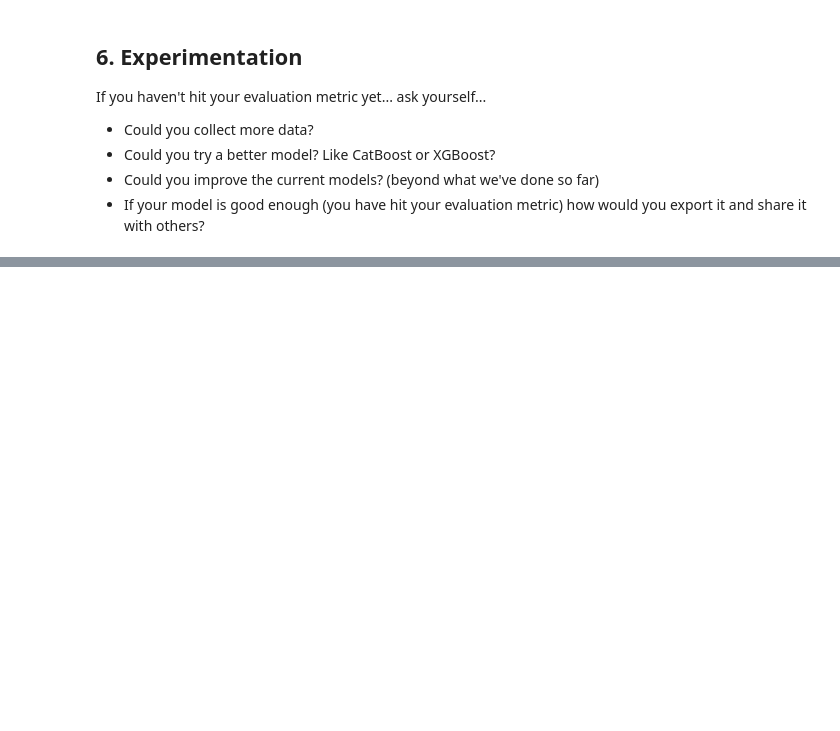
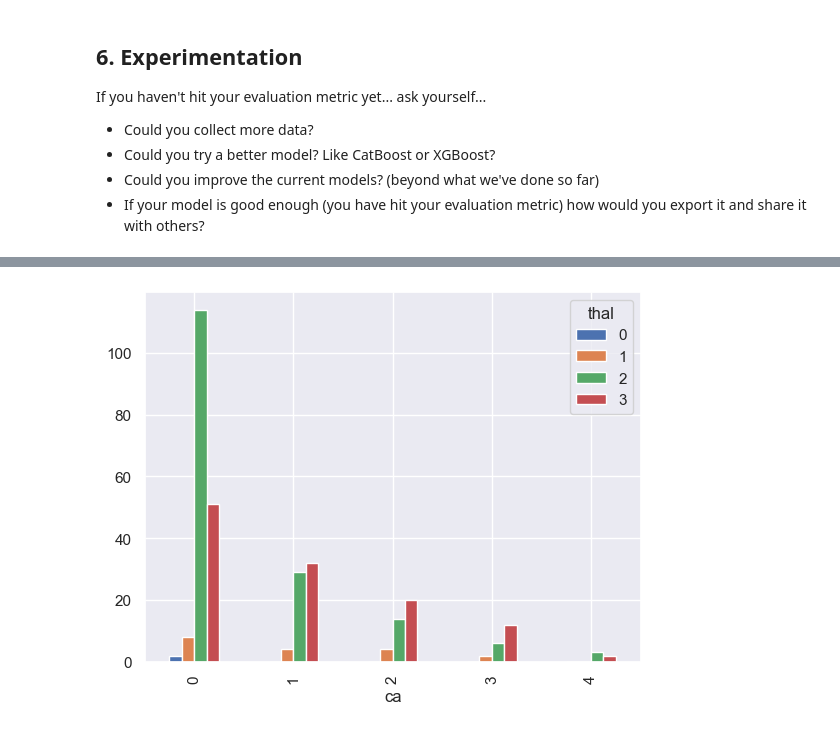
Before and after one commit to Kyprianos2001/Heart-Disease-Prediction-Project-Classification, a Jupyter notebook: end-to-end-heart-disease-classification.ipynb, the cells around one changed output, grey strips where cells are left out. Cells and saved outputs as stored; diff of their text form; code cells hidden in the pictures; blank space fills up the shorter version.

```diff
--- a/end-to-end-heart-disease-classification.ipynb
+++ b/end-to-end-heart-disease-classification.ipynb
@@ -882,0 +1127,5 @@ If you haven't hit your evaluation metric yet... ask yourself...
+# %%
+# Combine cholesterol levels with maximum heart rate to find a ratio.
+# This could indicate how cholesterol levels relate to heart rate during exercise.
+df['chol/thalach'] = df.chol/df.thalach
+df.head()
@@ -882,0 +1150,6 @@ If you haven't hit your evaluation metric yet... ask yourself...
+# %%
+# Let's try to create a feature that multiplies the number of vessels by the 'chol' (cholesterol) level,
+# hypothesizing that higher cholesterol levels in conjunction with more blocked vessels could be a
+# stronger indicator of heart disease.
+df['ca_chol'] = df.ca*df.chol
+df.head()
@@ -882,0 +1163,5 @@ If you haven't hit your evaluation metric yet... ask yourself...
+# %%
+# Check the relationship between the blood vessels and the thalium stress
+pd.crosstab(df.ca, df.thal).plot(kind='bar');
+# %% [output]
+[figure, added]
```
Also changed, not shown: parts of 46 cells of this notebook.
